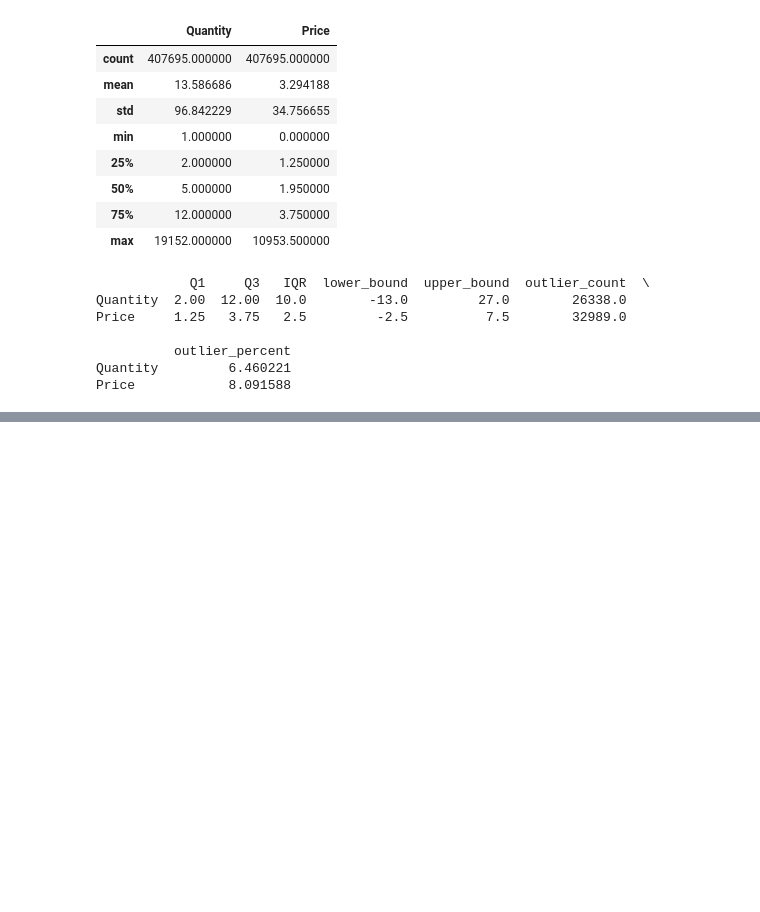
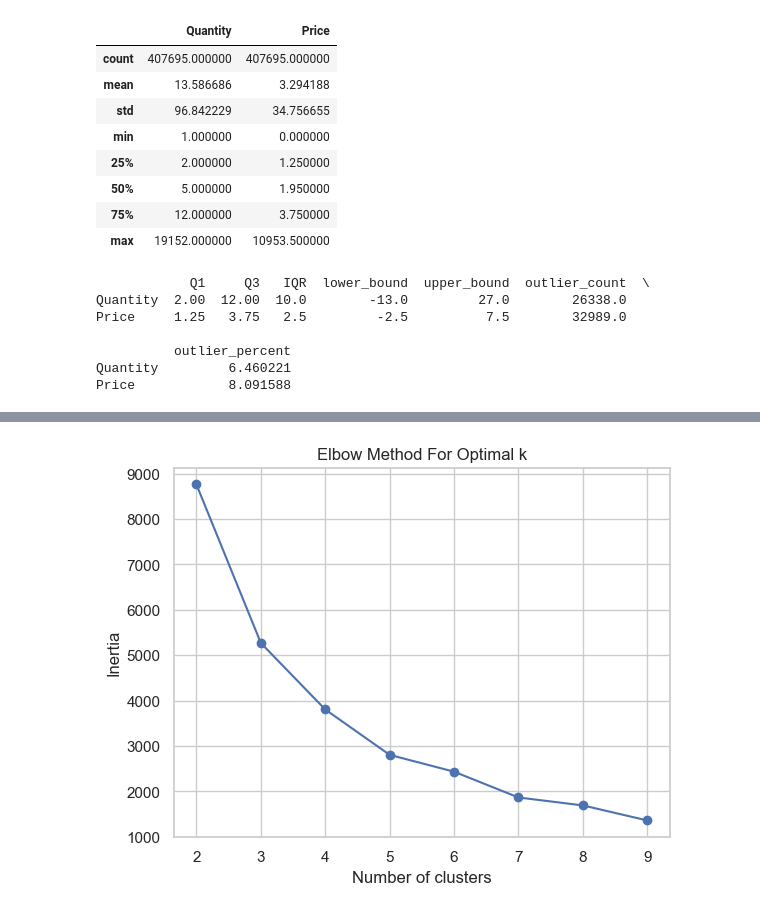
Before and after one commit to Alirezaab78/Online_Retail_II, a Jupyter notebook: main.ipynb, the cells around one changed output, grey strips where cells are left out. Drawn from its saved outputs; the diff is of its cells as text; code cells hidden in the pictures; blank space fills up the shorter version.

```diff
--- a/main.ipynb
+++ b/main.ipynb
@@ -245,0 +387,5 @@ print(stats_df)
+# %%
+reference_date = df["InvoiceDate"].max() + pd.Timedelta(days=1)
+
+print("Dataset covers from:", df['InvoiceDate'].min(), "to", df['InvoiceDate'].max())
+print("Reference date for recency calculation:", reference_date)
@@ -245,0 +395,16 @@ print(stats_df)
+# %%
+rfm = df.groupby("Customer ID").agg({
+    'InvoiceDate' : lambda x: (reference_date - x.max()).days,
+    'Invoice' : 'nunique',
+    'Revenue' : 'sum'
+})
+
+rfm.rename(columns={
+    'InvoiceDate': 'Recency',
+    'Invoice': 'Frequency',
+    'Revenue': 'Monetary',
+}, inplace=True)
+
+rfm = rfm.reset_index()
+
+rfm.head()
@@ -245,0 +418,26 @@ print(stats_df)
+# %%
+from sklearn.preprocessing import StandardScaler
+from sklearn.cluster import KMeans
+
+# Features for clustering (exclude Customer ID)
+X = rfm.drop(columns=['Customer ID'])
+
+# Scale features
+scaler = StandardScaler()
+X_scaled = scaler.fit_transform(X)
+
+# Find optimal k using the elbow method
+inertia = []
+K = range(2, 10)
+for k in K:
+    kmeans = KMeans(n_clusters=k, random_state=42)
+    kmeans.fit(X_scaled)
+    inertia.append(kmeans.inertia_)
+
+plt.plot(K, inertia, 'bo-')
+plt.xlabel('Number of clusters')
+plt.ylabel('Inertia')
+plt.title('Elbow Method For Optimal k')
+plt.show()
+# %% [output]
+[figure, added]
```
Also changed, not shown: parts of 12 cells of this notebook.
